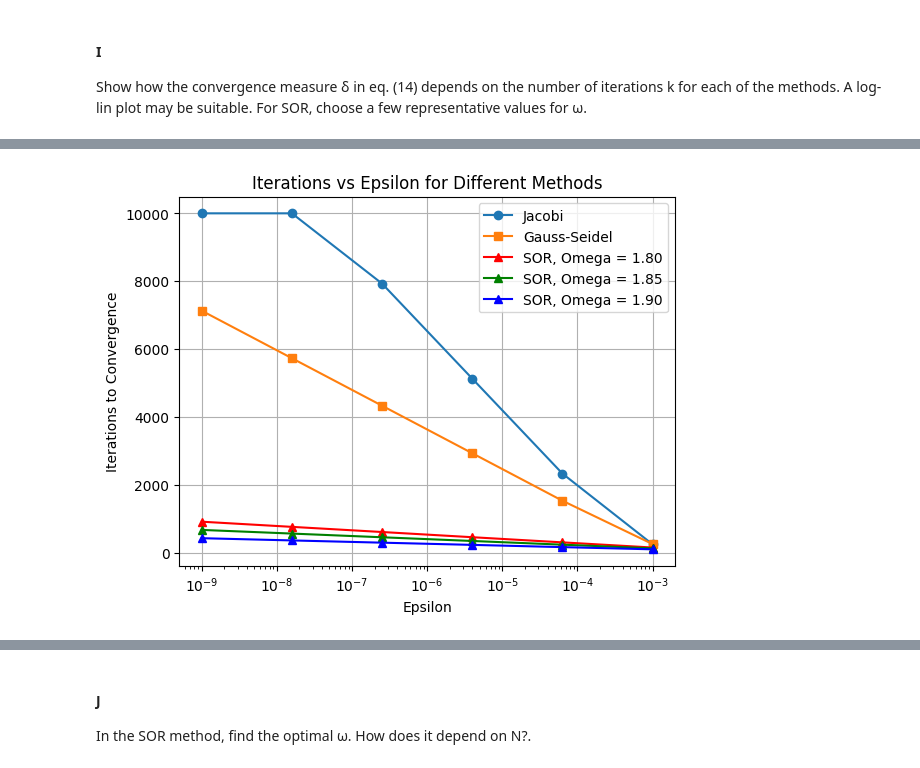
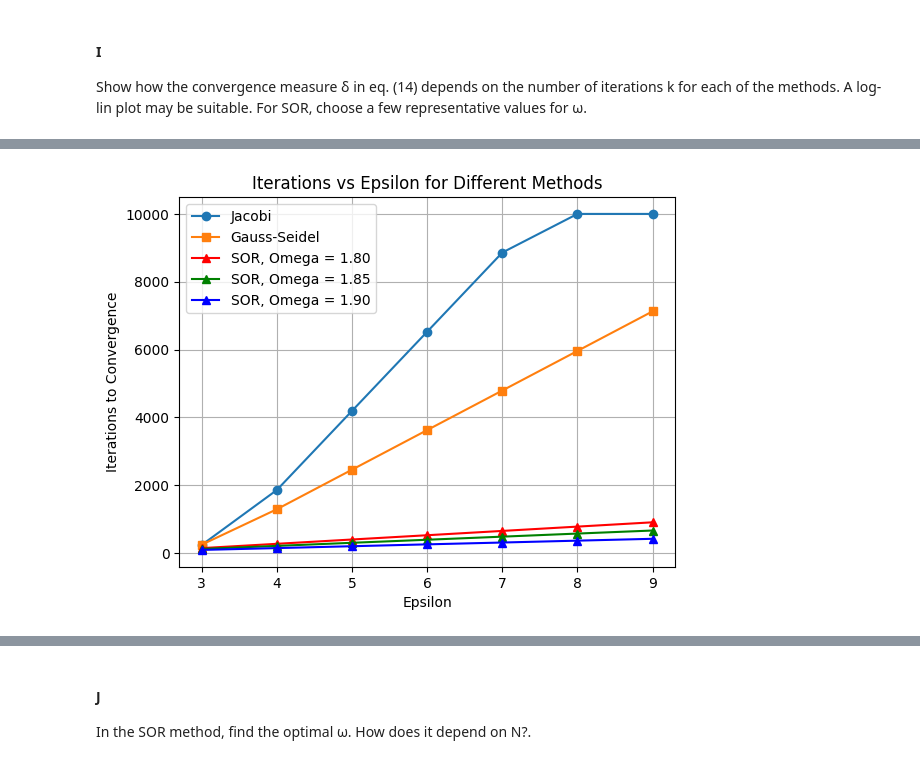
Before and after one commit to shreyaraghavendra/scientific-computing-group2, a Jupyter notebook: set1.ipynb, the cells around one changed output, grey strips where cells are left out. Drawn from its saved outputs; the diff is of its cells as text; code cells hidden in the pictures.

```diff
--- a/set1.ipynb
+++ b/set1.ipynb
@@ -312,6 +312,8 @@ def simulate_2D_diffusion_jacobi(x_0, epsilon = 1e-5, max_iter = 10000, save_ite
 
     :param x_0: The initial concentration.
     :param epsilon: The convergence criterion.
+    :param max_iter: The maximum number of iterations.
+    :param save_iter_interval: The interval at which to save the concentration matrix.
     """
 
     c_current = init_concentration_matrix_2d(len(x_0), len(x_0))
@@ -331,7 +333,7 @@ def simulate_2D_diffusion_jacobi(x_0, epsilon = 1e-5, max_iter = 10000, save_ite
                 c_next[i, j] = 0.25 * (c_current[i+1, j] + c_current[i-1, j] +
                                     c_current[i, jp] + c_current[i, jm])
 
-        if k % save_iter_interval == 0:  # Save every 10 iterations
+        if k % save_iter_interval == 0:  # Save iterations in intervals
             saved_matrices.append(c_next.copy())
 
         delta = np.max(np.abs(c_next - c_current))
@@ -447,24 +437,23 @@ Convergence reached at 2462 iterations
 # %% [markdown]
 ### 1.6 Successive Over Relaxation
 # %%
-def simulate_2D_diffusion_SOR(x_0, epsilon = 1e-5, omega=1.85):
+def simulate_2D_diffusion_SOR(x_0, epsilon = 1e-5, omega=1.85, max_iter = 10000, save_iter_interval = 10):
     """
     Simulate the 2D diffusion using the Successive Over Relaxation (SOR) method with a stopping condition.
 
     :param x_0: The initial concentration.
     :param epsilon: The convergence criterion.
     :param omega: The relaxation parameter for SOR.
+    :param max_iter: The maximum number of iterations.
+    :param save_iter_interval: The interval at which to save the concentration matrix.
     """
-
-    time_steps = 10000
-
     c = init_concentration_matrix_2d(len(x_0), len(x_0))
     c[:,:] = x_0 # Initial condition at t=0
 
     saved_matrices = []
     saved_matrices.append(c.copy())
 
-    for k in range(1, time_steps):
+    for k in range(1, max_iter+1):
         c_old = c.copy()
         # Perform SOR iteration
         for i in range(1, c.shape[0] - 1):  # Skip the first and last rows which are boundary conditions
@@ -475,7 +464,7 @@ def simulate_2D_diffusion_SOR(x_0, epsilon = 1e-5, omega=1.85):
                 # Update the concentration based on neighboring points with periodic boundaries
                 c[i, j] = (omega/4) * (c[i+1, j] + c[i-1, j] + c[i, jp] + c[i, jm]) + (1 - omega) * c[i, j]
 
-        if k % 10 == 0:  # Save every 10 iterations
+        if k % save_iter_interval == 0:  # Save iterations in intervals
             saved_matrices.append(c.copy())
 
         # Check for convergence
@@ -483,8 +472,8 @@ def simulate_2D_diffusion_SOR(x_0, epsilon = 1e-5, omega=1.85):
         if delta < epsilon:
             print(f"Convergence reached at {k} iterations")
             break
-        if k == time_steps-1:
-            print(f"No convergence after max time steps {time_steps}")
+        if k == max_iter:
+            print(f"No convergence after max iterations {max_iter}")
             break
 
     return saved_matrices, c, k
@@ -522,7 +497,7 @@ x_0 = np.zeros((N+1, N+1), dtype=float)
 x_0[-1, :] = 1
 # %%
 y = np.arange(0, L+dx, dx)
-ca = diffusion_2d_analytical(y, 1, D, 2)
+ca = diffusion_2d_analytical(y, 1, D, 10000)
 # %%
 plt.figure()
 plt.plot(y, ca, label = 'Analytical', linewidth=1)
@@ -554,10 +529,10 @@ errors_jacobi = []
 errors_gauss = []
 errors_sor_90 = []
 
-p_values = np.linspace(3, 9, num=6)
-
+#p_values = np.linspace(3, 9, num=6)
+p_values = np.arange(3, 10, 1)
 for p in p_values:
-    eps = 10**(-p)
+    eps = 10.0**(-p)
 
     _, cj, jacobi_k = simulate_2D_diffusion_jacobi(x_0, epsilon=eps)
     jacobi_iters.append(jacobi_k)
@@ -611,20 +599,26 @@ errors_sor_90
 # %%
-epsilons = [10**(-p) for p in p_values]
+epsilons = [10.0**(-p) for p in p_values]
 plt.figure()
-plt.semilogx(epsilons, jacobi_iters, marker='o', label='Jacobi')
-plt.semilogx(epsilons, gauss_iters, marker='s', label='Gauss-Seidel')
-plt.semilogx(epsilons, sor_iters_80, marker='^', label='SOR, Omega = 1.80', color='r')
-plt.semilogx(epsilons, sor_iters_85, marker='^', label='SOR, Omega = 1.85', color='g')
-plt.semilogx(epsilons, sor_iters_90, marker='^', label='SOR, Omega = 1.90', color='b')
+# plt.semilogx(epsilons, jacobi_iters, marker='o', label='Jacobi')
+# plt.semilogx(epsilons, gauss_iters, marker='s', label='Gauss-Seidel')
+# plt.semilogx(epsilons, sor_iters_80, marker='^', label='SOR, Omega = 1.80', color='r')
+# plt.semilogx(epsilons, sor_iters_85, marker='^', label='SOR, Omega = 1.85', color='g')
+# plt.semilogx(epsilons, sor_iters_90, marker='^', label='SOR, Omega = 1.90', color='b')
+
+plt.plot(p_values, jacobi_iters, marker='o', label='Jacobi')
+plt.plot(p_values, gauss_iters, marker='s', label='Gauss-Seidel')
+plt.plot(p_values, sor_iters_80, marker='^', label='SOR, Omega = 1.80', color='r')
+plt.plot(p_values, sor_iters_85, marker='^', label='SOR, Omega = 1.85', color='g')
+plt.plot(p_values, sor_iters_90, marker='^', label='SOR, Omega = 1.90', color='b')
 
 plt.xlabel('Epsilon')
 plt.ylabel('Iterations to Convergence')
 plt.title('Iterations vs Epsilon for Different Methods')
 plt.legend()
 plt.grid(True)
 plt.show()
 # %% [output]
-[figure, old version]
+[figure, new version]
 # %%
 plt.figure()
 plt.semilogy(p_values, jacobi_iters, marker='o', label='Jacobi')
```
Also changed, not shown: parts of 20 cells of this notebook.
